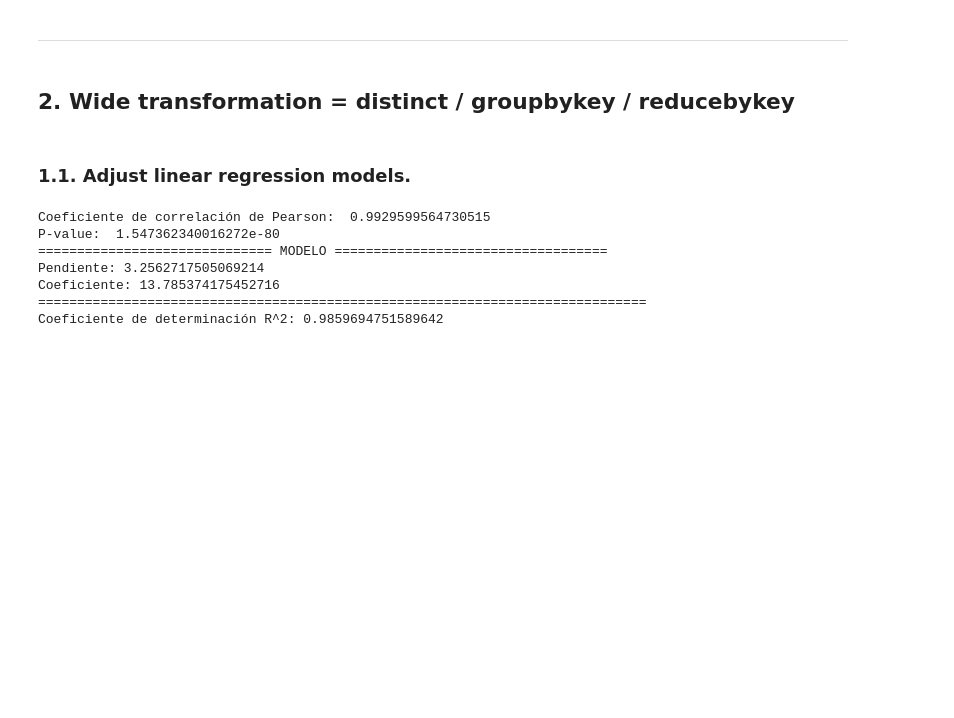
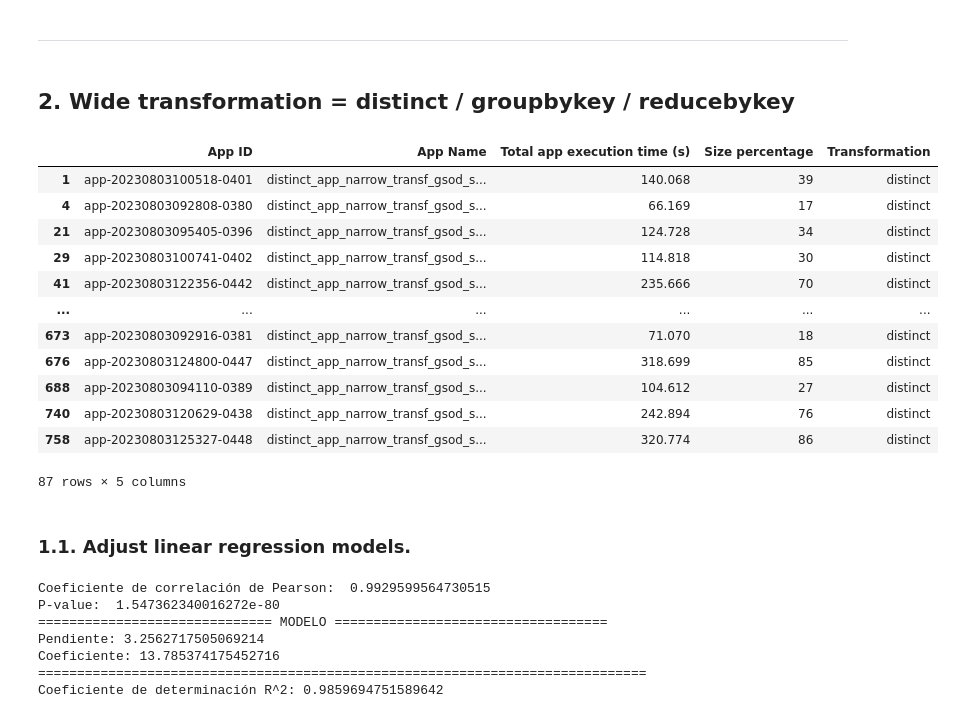
Before and after one commit to sargar19/trabajo-fin-de-grado, a Jupyter notebook: notebooks/Experimento 1.ipynb, the cells around one changed output. Saved outputs shown, nothing was run; the diff lists cells and outputs as text; code cells hidden in the pictures; blank space fills up the shorter version.

```diff
--- a/notebooks/Experimento 1.ipynb
+++ b/notebooks/Experimento 1.ipynb
@@ -112,6 +112,33 @@ reducebykey_execution_times = execution_times.loc[(execution_times['Transformati
 x_distinct, y_distinct = distinct_execution_times['Size percentage'], distinct_execution_times['Total app execution time (s)']
 x_groupbykey, y_groupbykey = groupbykey_execution_times['Size percentage'], groupbykey_execution_times['Total app execution time (s)']
 x_reducebykey, y_reducebykey = reducebykey_execution_times['Size percentage'], reducebykey_execution_times['Total app execution time (s)']
+# %%
+plt.figure(figsize=(10,8))
+plt.scatter(x_distinct, y_distinct, marker = 'o', color = 'green')
+plt.axline((0,modelo.intercept_), slope=modelo.coef_.flatten()[0], color='black', linewidth=3)
+
+# axis
+plt.xlabel('Total file size percentage')
+plt.ylabel('Total execution time (s)')
+
+# title
+plt.title('DISTINCT execution times')
+
+plt.show()
+# %% [output]
+|  | App ID | App Name | Total app execution time (s) | Size percentage | Transformation |
+| 1 | app-20230803100518-0401 | distinct_app_narrow_transf_gsod_s... | 140.068 | 39 | distinct |
+| 4 | app-20230803092808-0380 | distinct_app_narrow_transf_gsod_s... | 66.169 | 17 | distinct |
+| 21 | app-20230803095405-0396 | distinct_app_narrow_transf_gsod_s... | 124.728 | 34 | distinct |
+| 29 | app-20230803100741-0402 | distinct_app_narrow_transf_gsod_s... | 114.818 | 30 | distinct |
+| 41 | app-20230803122356-0442 | distinct_app_narrow_transf_gsod_s... | 235.666 | 70 | distinct |
+| ... | ... | ... | ... | ... | ... |
+| 673 | app-20230803092916-0381 | distinct_app_narrow_transf_gsod_s... | 71.070 | 18 | distinct |
+| 676 | app-20230803124800-0447 | distinct_app_narrow_transf_gsod_s... | 318.699 | 85 | distinct |
+| 688 | app-20230803094110-0389 | distinct_app_narrow_transf_gsod_s... | 104.612 | 27 | distinct |
+| 740 | app-20230803120629-0438 | distinct_app_narrow_transf_gsod_s... | 242.894 | 76 | distinct |
+| 758 | app-20230803125327-0448 | distinct_app_narrow_transf_gsod_s... | 320.774 | 86 | distinct |
+87 rows × 5 columns
 # %% [markdown]
 ### 1.1. Adjust linear regression models.
 # %%
```
Also changed, not shown: parts of 4 cells of this notebook.
